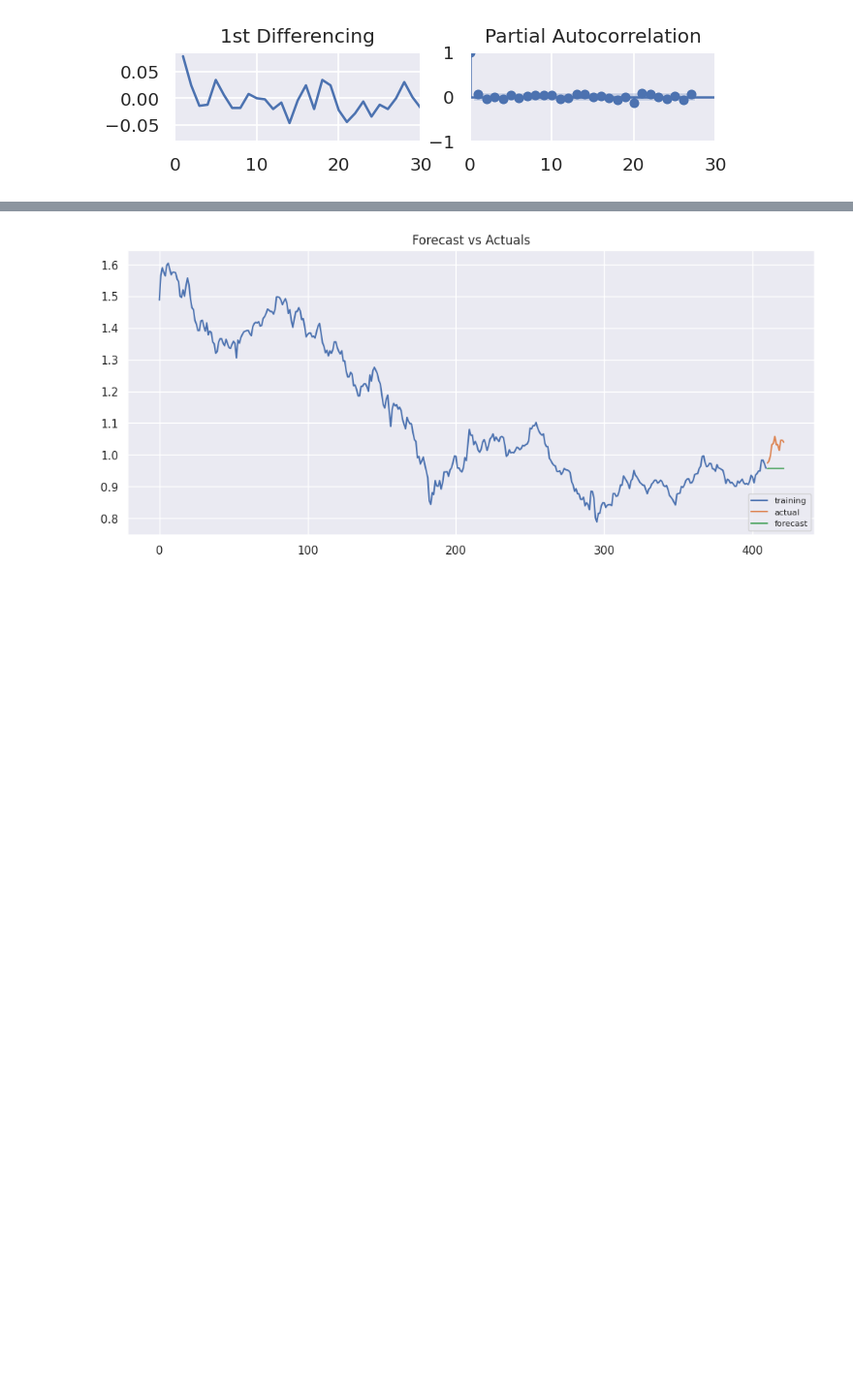
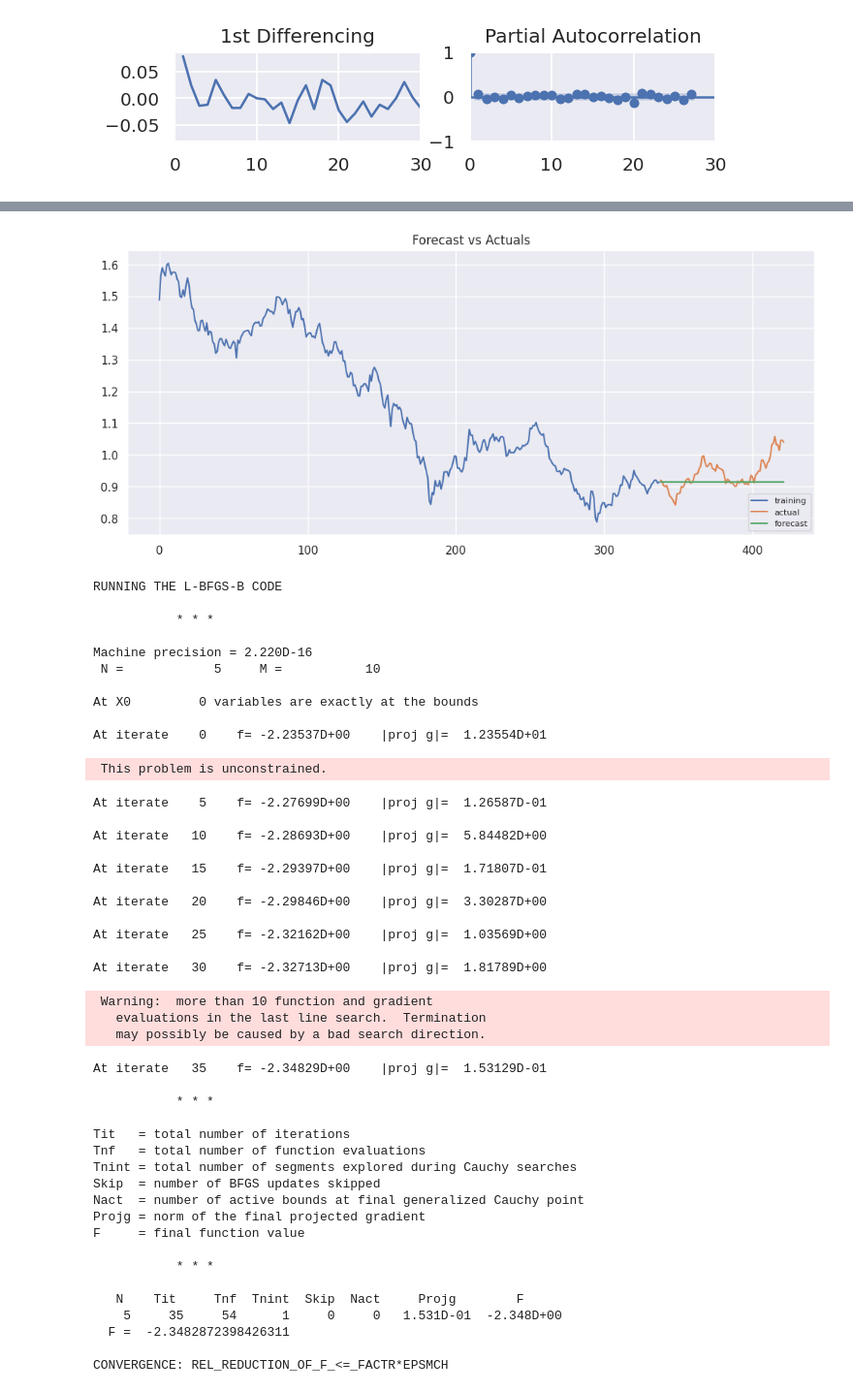
Before and after one commit to ananthk19/time_series_withQuandl_RESTAPI, a Jupyter notebook: app.ipynb, the cells around one changed output, grey strips where cells are left out. Shown at 97% size. Drawn from its saved outputs; the diff is of its cells as text; code cells hidden in the pictures; blank space fills up the shorter version.

```diff
--- a/app.ipynb
+++ b/app.ipynb
@@ -77,6 +79,21 @@ def get_ARIMA(train, test, d, p, q):
     plt.show()
 
     return model, forecast
+# %%
+def get_SARIMA(train, test, d, p, q, s):
+    model = SARIMAX(train.value , order=(p, d, q), seasonal_order=(p, d, q, s))
+    fitted = model.fit()
+    forecast = fitted.predict(len(train), end=len(train)+ len(test) - 1)
+
+    plt.figure(figsize=(12,5), dpi=100)
+    plt.plot(train.value, label='training')
+    plt.plot(test.value, label='actual')
+    plt.plot(forecast, label='forecast')
+    plt.title('Forecast vs Actuals')
+    plt.legend(loc='lower right', fontsize=8)
+    plt.show()
+
+    return model, forecast
 # %%
 def forecast_accuracy(forecast, actual):
     mse = mean_squared_error(actual, forecast)
@@ -163,7 +207,53 @@ d = 1, p = 1, q = 1
 # %%
-train = premia_df[:410]
-test = premia_df[410:]
+train = premia_df[:338]
+test = premia_df[338:]
 # print(len(train), len(test))
-model, forecast = get_ARIMA(train, test, 1, 1, 1)
+model, forecast_ARIMA = get_ARIMA(train, test, 1, 1, 1)
+# SARIMA MODEL
+model_SARIMA, forecast_SARIMA = get_SARIMA(train, test, 1, 1, 1, 12)
 # %% [output]
-[figure, old version]
+[figure, new version]
+RUNNING THE L-BFGS-B CODE
+
+           * * *
+
+Machine precision = 2.220D-16
+ N =            5     M =           10
+
+At X0         0 variables are exactly at the bounds
+
+At iterate    0    f= -2.23537D+00    |proj g|=  1.23554D+01
+ This problem is unconstrained.
+At iterate    5    f= -2.27699D+00    |proj g|=  1.26587D-01
+
+At iterate   10    f= -2.28693D+00    |proj g|=  5.84482D+00
+
+At iterate   15    f= -2.29397D+00    |proj g|=  1.71807D-01
+
+At iterate   20    f= -2.29846D+00    |proj g|=  3.30287D+00
+
+At iterate   25    f= -2.32162D+00    |proj g|=  1.03569D+00
+
+At iterate   30    f= -2.32713D+00    |proj g|=  1.81789D+00
+ Warning:  more than 10 function and gradient
+   evaluations in the last line search.  Termination
+   may possibly be caused by a bad search direction.
+At iterate   35    f= -2.34829D+00    |proj g|=  1.53129D-01
+
+           * * *
+
+Tit   = total number of iterations
+Tnf   = total number of function evaluations
+Tnint = total number of segments explored during Cauchy searches
+Skip  = number of BFGS updates skipped
+Nact  = number of active bounds at final generalized Cauchy point
+Projg = norm of the final projected gradient
+F     = final function value
+
+           * * *
+
+   N    Tit     Tnf  Tnint  Skip  Nact     Projg        F
+    5     35     54      1     0     0   1.531D-01  -2.348D+00
+  F =  -2.3482872398426311
+
+CONVERGENCE: REL_REDUCTION_OF_F_<=_FACTR*EPSMCH
```
Also changed, not shown: parts of 29 cells of this notebook.
